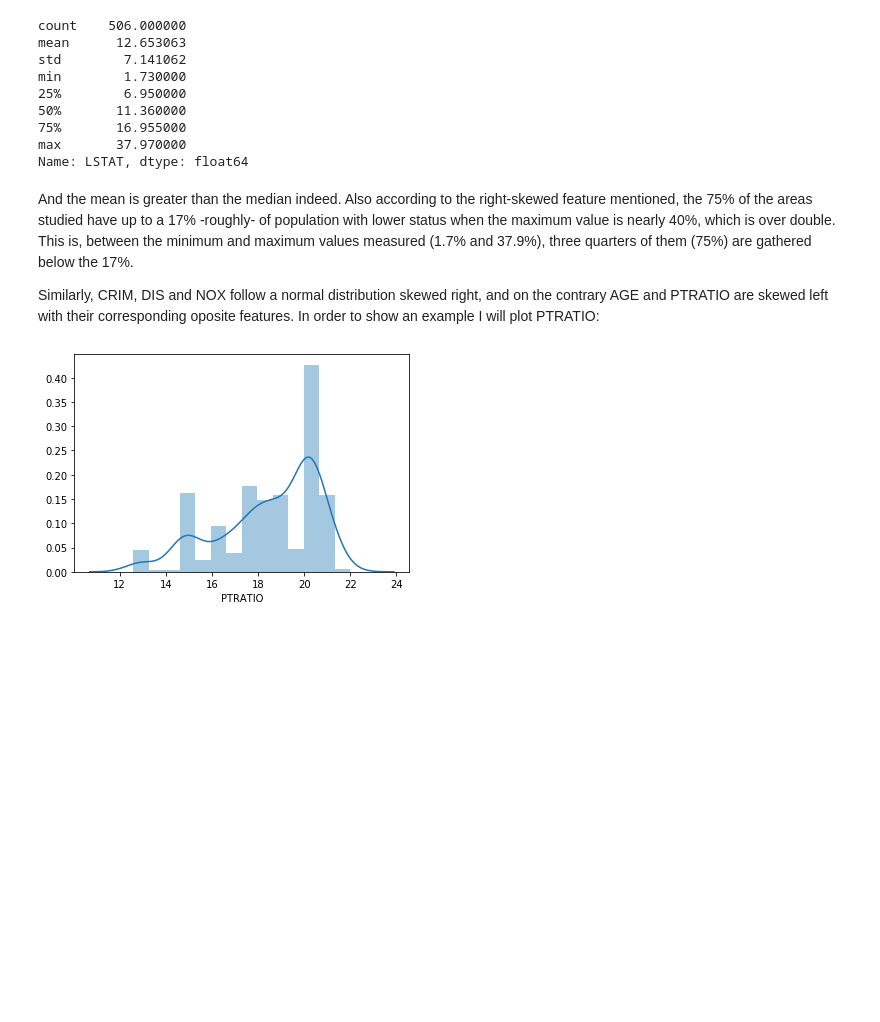
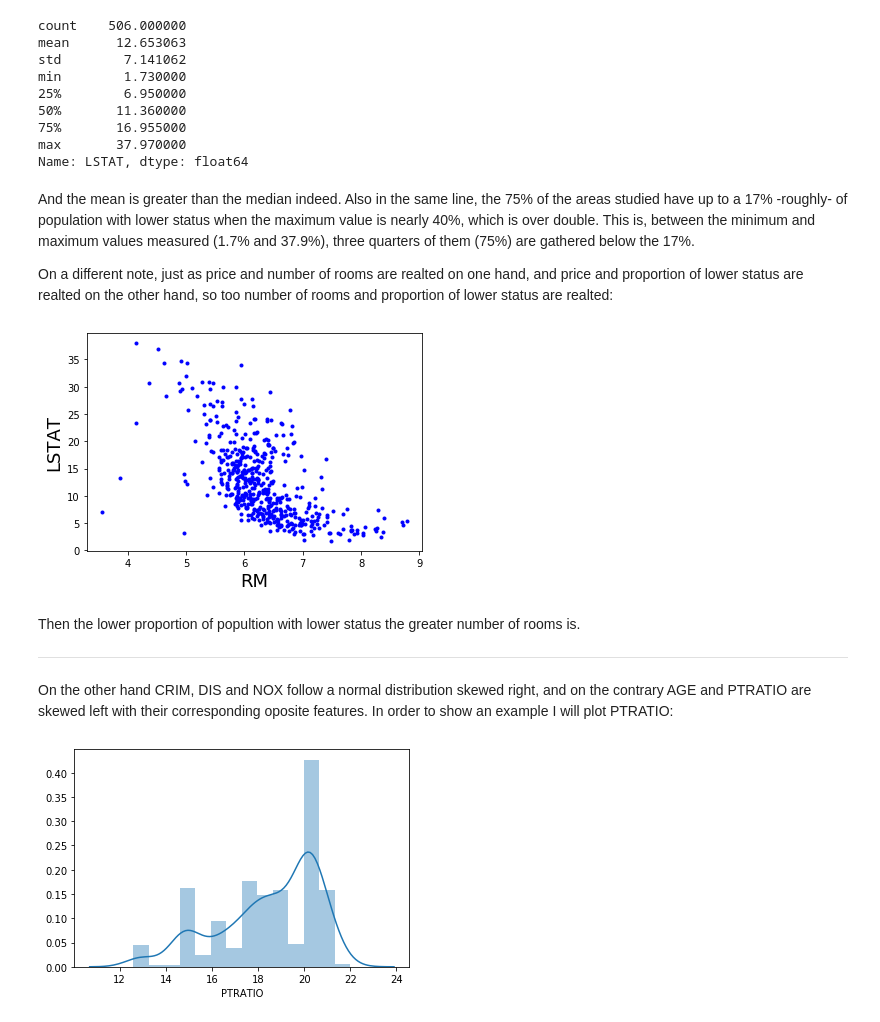
Before and after one commit to Carloselrecharlie/Boston_House_Prices_Analysis, a Jupyter notebook: Analysis of Boston House Prices dataset.ipynb, the cells around one changed output. Cells and saved outputs as stored; diff of their text form; code cells hidden in the pictures; blank space fills up the shorter version.

```diff
--- a/Analysis of Boston House Prices dataset.ipynb
+++ b/Analysis of Boston House Prices dataset.ipynb
@@ -213,9 +213,22 @@ min        1.730000
 max       37.970000
 Name: LSTAT, dtype: float64
 # %% [markdown]
-And the mean is greater than the median indeed. Also according to the right-skewed feature mentioned, the 75% of the areas studied have up to a 17% -roughly- of population with lower status when the maximum value is nearly 40%, which is over double. This is, between the minimum and maximum values measured (1.7% and 37.9%), three quarters of them (75%) are gathered below the 17%.
+And the mean is greater than the median indeed. Also in the same line, the 75% of the areas studied have up to a 17% -roughly- of population with lower status when the maximum value is nearly 40%, which is over double. This is, between the minimum and maximum values measured (1.7% and 37.9%), three quarters of them (75%) are gathered below the 17%.
 
-Similarly, CRIM, DIS and NOX follow a normal distribution skewed right, and on the contrary AGE and PTRATIO are skewed left with their corresponding oposite features. In order to show an example I will plot PTRATIO:
+On a different note, just as price and number of rooms are realted on one hand, and price and proportion of lower status are realted on the other hand, so too number of rooms and proportion of lower status are realted:
+# %%
+plt.plot(bhp['RM'],bhp['LSTAT'], 'b.')
+plt.xlabel('RM', fontsize=18)
+plt.ylabel('LSTAT', fontsize=18)
+plt.show()
+# %% [output]
+[figure, added]
+# %% [markdown]
+Then the lower proportion of popultion with lower status the greater number of rooms is.
+
+-----
+
+On the other hand CRIM, DIS and NOX follow a normal distribution skewed right, and on the contrary AGE and PTRATIO are skewed left with their corresponding oposite features. In order to show an example I will plot PTRATIO:
 # %%
 sns.distplot(bhp["PTRATIO"])
 plt.show()
```
Also changed, not shown: parts of 23 cells of this notebook, 1 other file.
